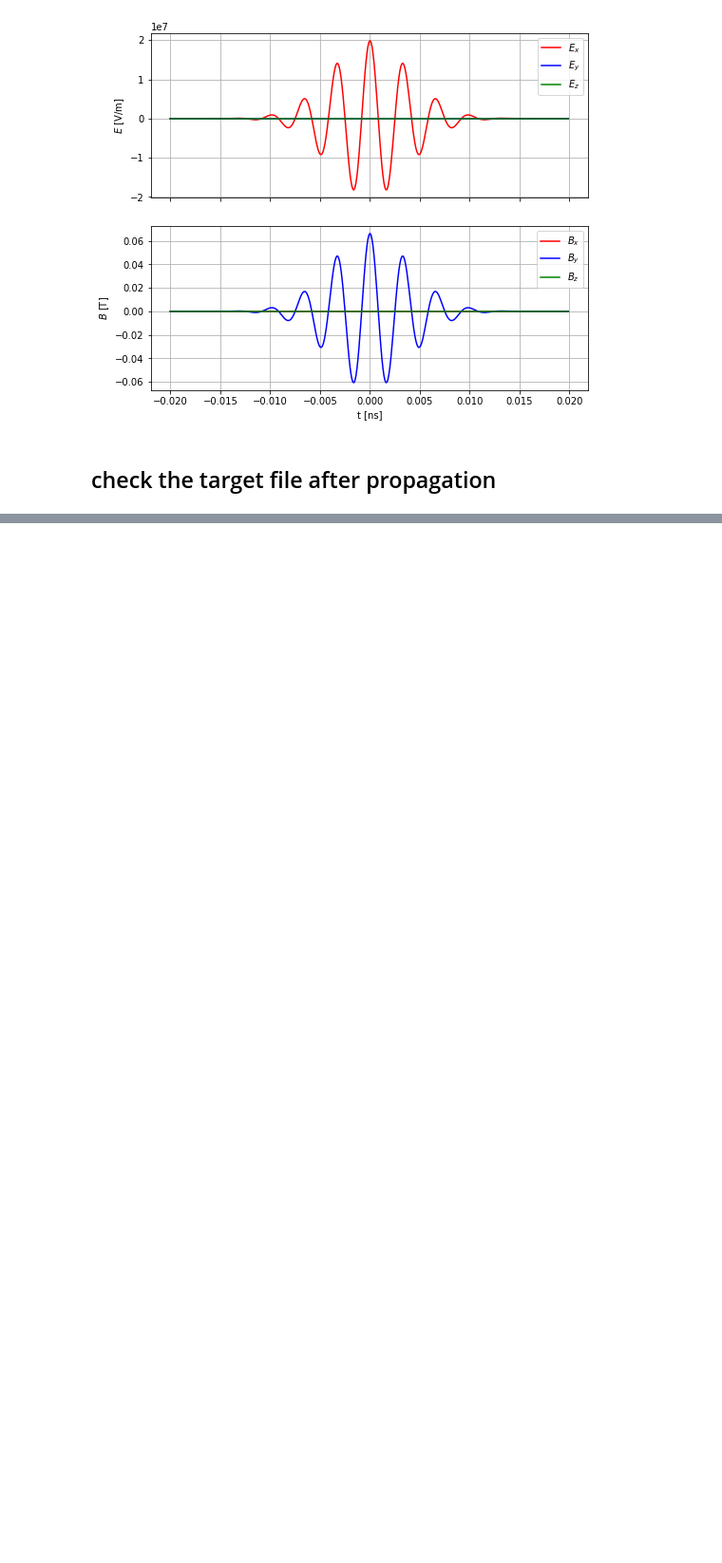
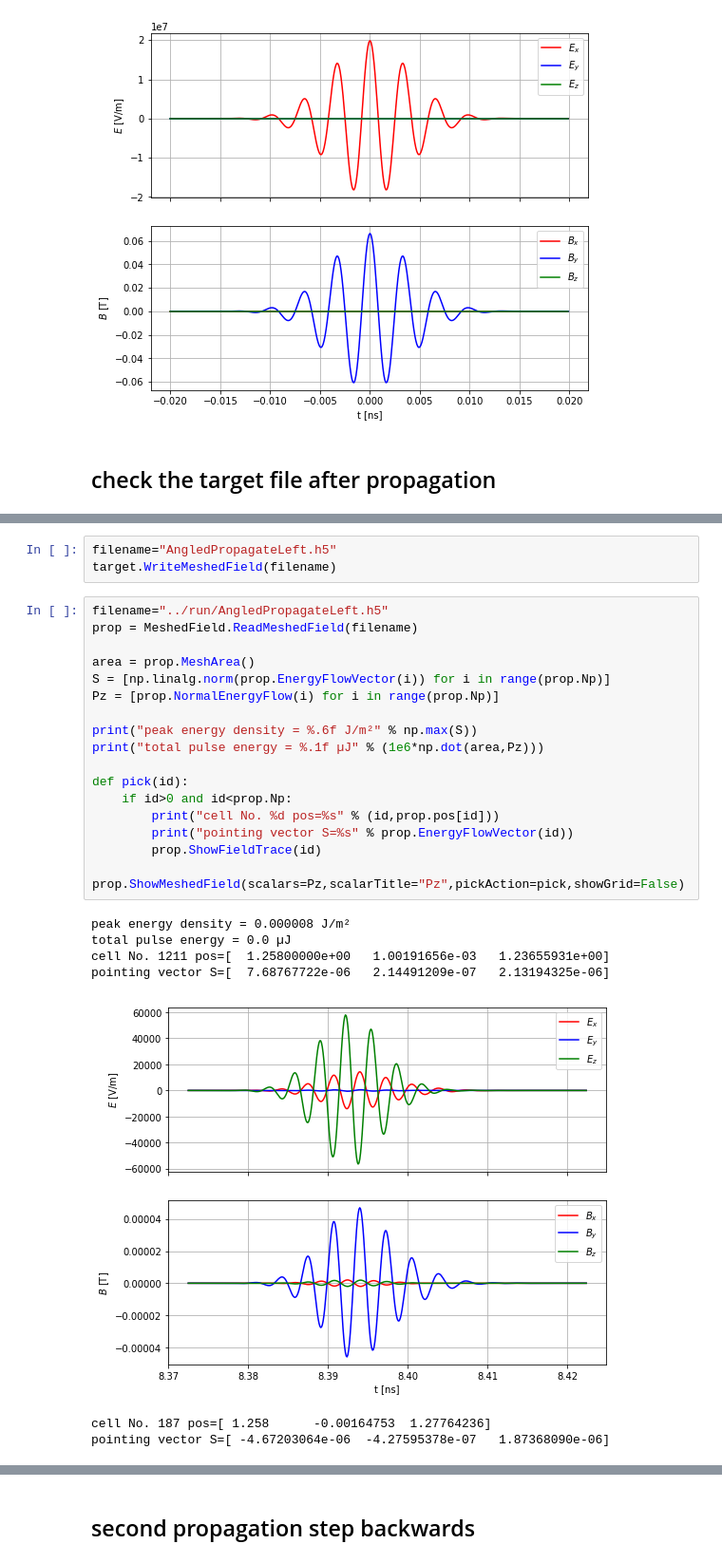
Before and after one commit to lehnertu/TimeDomainTHz, a Jupyter notebook: scripts/PropagateAngledScreen.ipynb, the cells around one changed output, grey strips where cells are left out. Shown: that part at 95% size. Cells and saved outputs as stored; diff of their text form; blank space fills up the shorter version.

```diff
--- a/scripts/PropagateAngledScreen.ipynb
+++ b/scripts/PropagateAngledScreen.ipynb
@@ -175,0 +269,29 @@ cell No. 7397 pos=[  2.68676732e-04  -7.47285223e-04   1.25826868e+00]
+# %%
+filename="AngledPropagateLeft.h5"
+target.WriteMeshedField(filename)
+# %%
+filename="../run/AngledPropagateLeft.h5"
+prop = MeshedField.ReadMeshedField(filename)
+
+area = prop.MeshArea()
+S = [np.linalg.norm(prop.EnergyFlowVector(i)) for i in range(prop.Np)]
+Pz = [prop.NormalEnergyFlow(i) for i in range(prop.Np)]
+
+print("peak energy density = %.6f J/m²" % np.max(S))
+print("total pulse energy = %.1f µJ" % (1e6*np.dot(area,Pz)))
+
+def pick(id):
+    if id>0 and id<prop.Np:
+        print("cell No. %d pos=%s" % (id,prop.pos[id]))
+        print("pointing vector S=%s" % prop.EnergyFlowVector(id))
+        prop.ShowFieldTrace(id)
+
+prop.ShowMeshedField(scalars=Pz,scalarTitle="Pz",pickAction=pick,showGrid=False)
+# %% [output]
+peak energy density = 0.000008 J/m²
+total pulse energy = 0.0 µJ
+cell No. 1211 pos=[  1.25800000e+00   1.00191656e-03   1.23655931e+00]
+pointing vector S=[  7.68767722e-06   2.14491209e-07   2.13194325e-06]
+[figure, added]
+cell No. 187 pos=[ 1.258      -0.00164753  1.27764236]
+pointing vector S=[ -4.67203064e-06  -4.27595378e-07   1.87368090e-06]
@@ -175,0 +299,2 @@ cell No. 7397 pos=[  2.68676732e-04  -7.47285223e-04   1.25826868e+00]
+# %% [markdown]
+## second propagation step backwards
```
Also changed, not shown: parts of 28 cells of this notebook, 1 other file.
